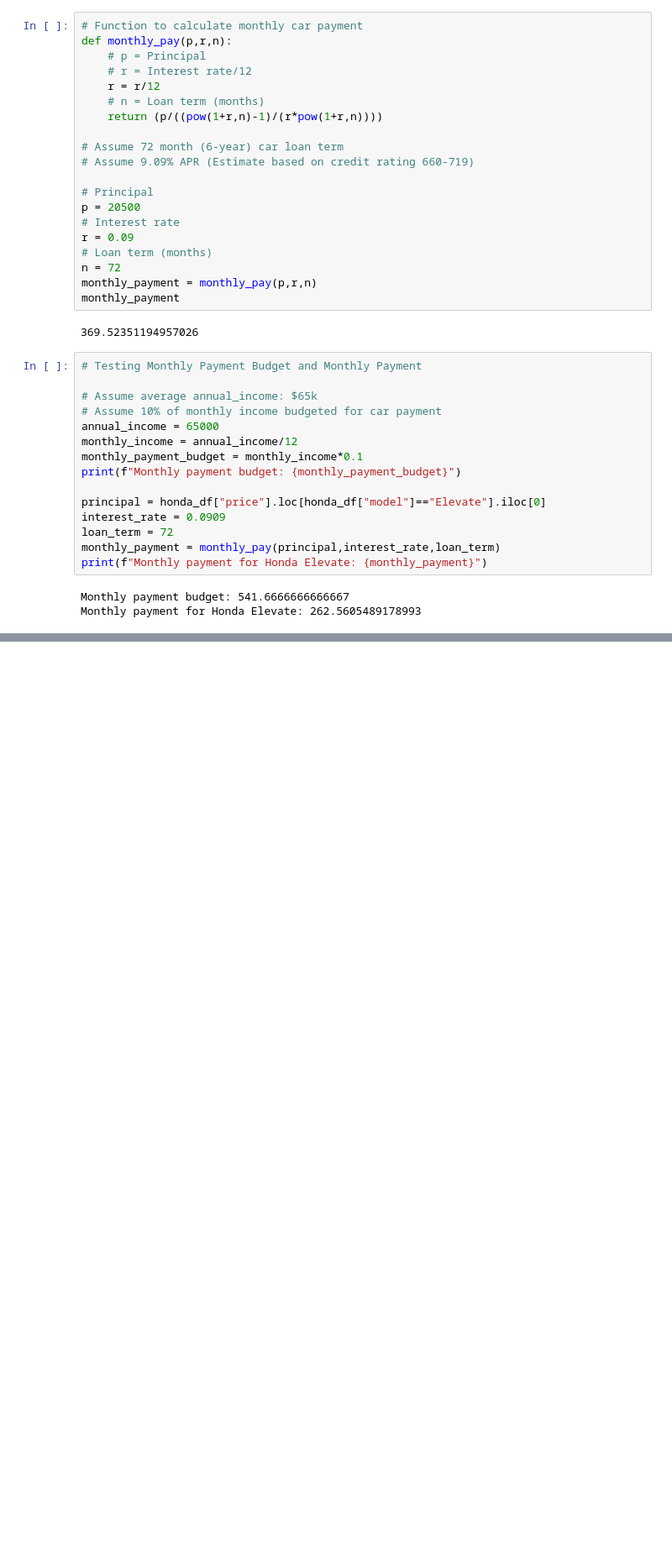
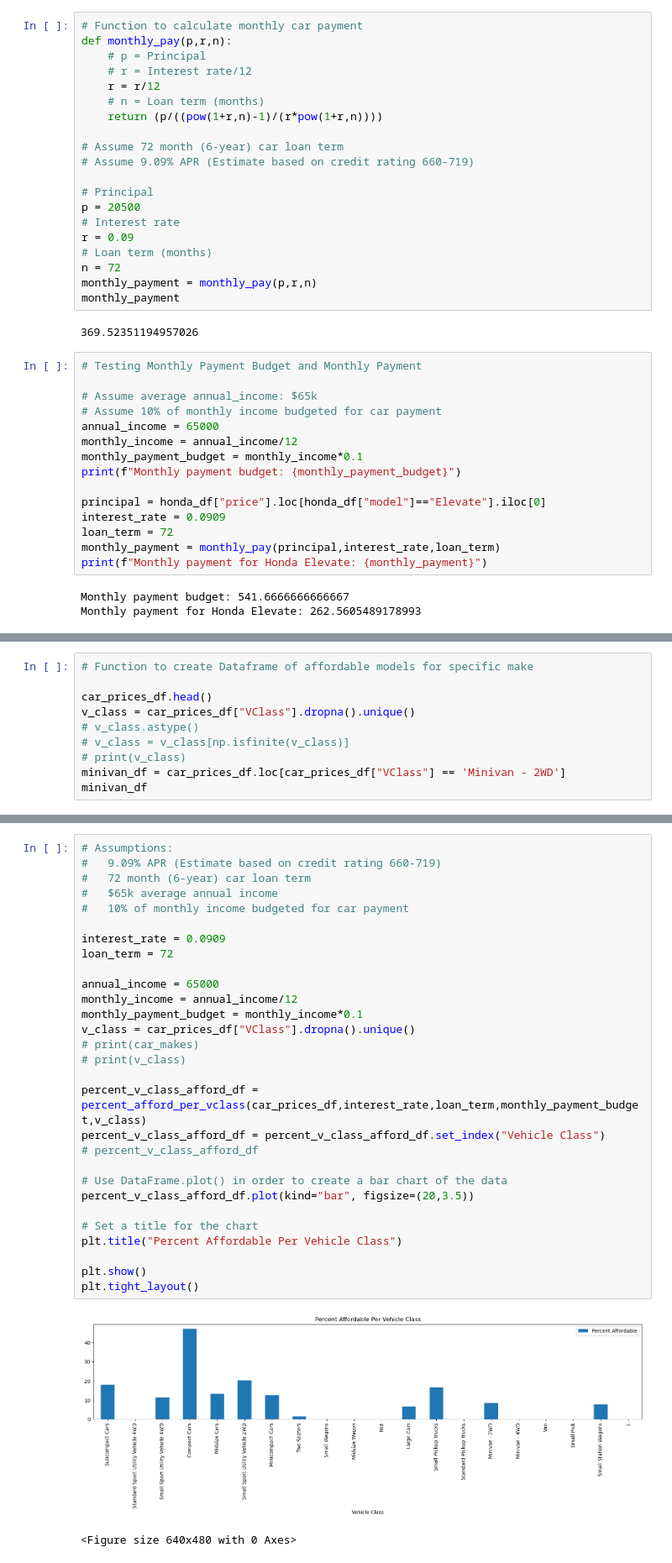
Before and after one commit to raniljoshua/Data-Analysis-Bootcamp_Project-1, a Jupyter notebook: car_payment.ipynb, the cells around one changed output, grey strips where cells are left out. Shown at 84% size. Cells and saved outputs as stored; diff of their text form; blank space fills up the shorter version.

```diff
--- a/car_payment.ipynb
+++ b/car_payment.ipynb
@@ -196 +206,11 @@ plt.tight_layout()
 <Figure size 640x480 with 0 Axes>
+# %%
+# Function to create Dataframe of affordable models for specific make
+
+car_prices_df.head()
+v_class = car_prices_df["VClass"].dropna().unique()
+# v_class.astype()
+# v_class = v_class[np.isfinite(v_class)]
+# print(v_class)
+minivan_df = car_prices_df.loc[car_prices_df["VClass"] == 'Minivan - 2WD']
+minivan_df
@@ -196,0 +299,32 @@ plt.tight_layout()
+# %%
+# Assumptions:
+#   9.09% APR (Estimate based on credit rating 660-719)
+#   72 month (6-year) car loan term
+#   $65k average annual income
+#   10% of monthly income budgeted for car payment
+
+interest_rate = 0.0909
+loan_term = 72
+
+annual_income = 65000
+monthly_income = annual_income/12
+monthly_payment_budget = monthly_income*0.1
+v_class = car_prices_df["VClass"].dropna().unique()
+# print(car_makes)
+# print(v_class)
+
+percent_v_class_afford_df = percent_afford_per_vclass(car_prices_df,interest_rate,loan_term,monthly_payment_budget,v_class)
+percent_v_class_afford_df = percent_v_class_afford_df.set_index("Vehicle Class")
+# percent_v_class_afford_df
+
+# Use DataFrame.plot() in order to create a bar chart of the data
+percent_v_class_afford_df.plot(kind="bar", figsize=(20,3.5))
+
+# Set a title for the chart
+plt.title("Percent Affordable Per Vehicle Class")
+
+plt.show()
+plt.tight_layout()
+# %% [output]
+[figure, added]
+<Figure size 640x480 with 0 Axes>
```
Also changed, not shown: parts of 7 cells of this notebook.
